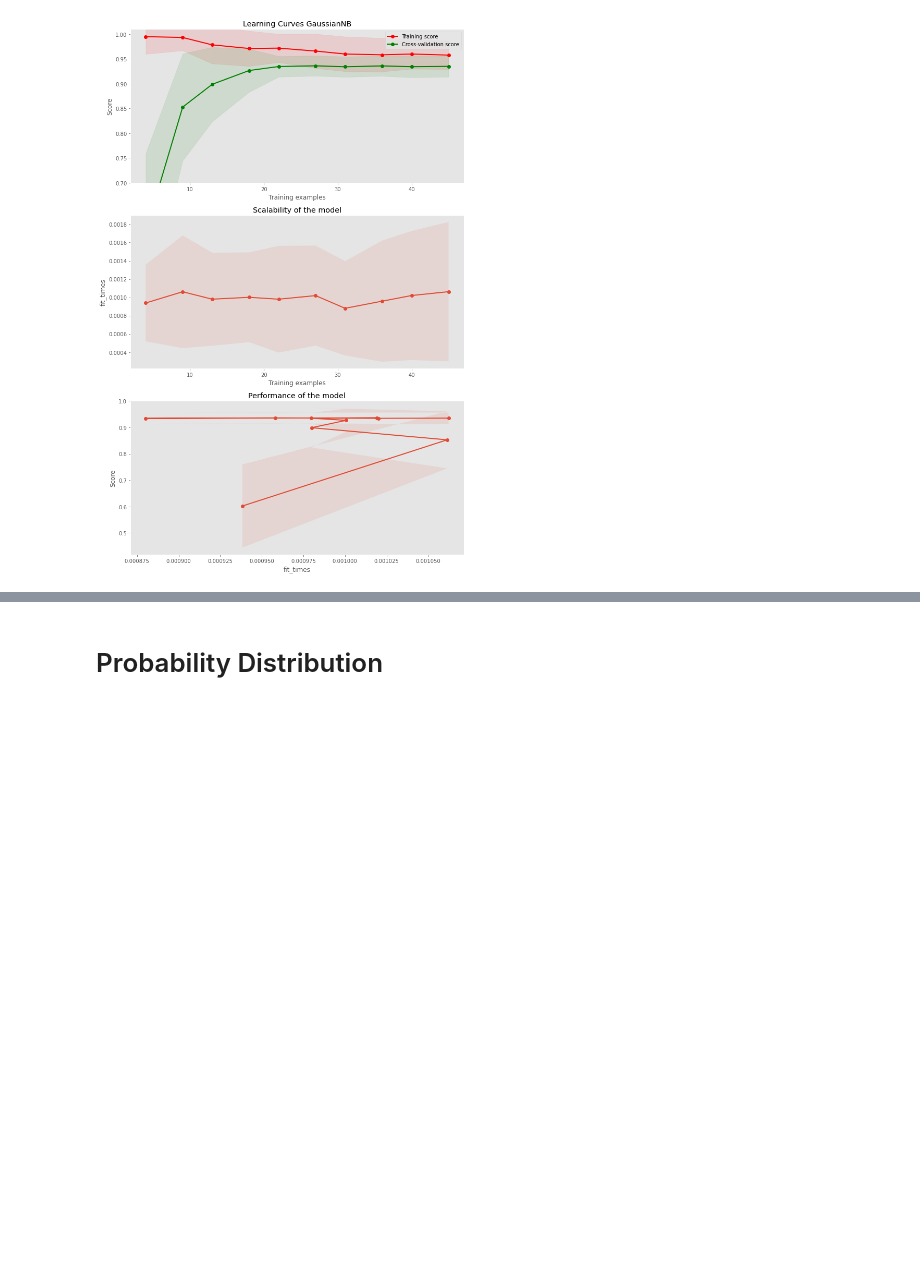
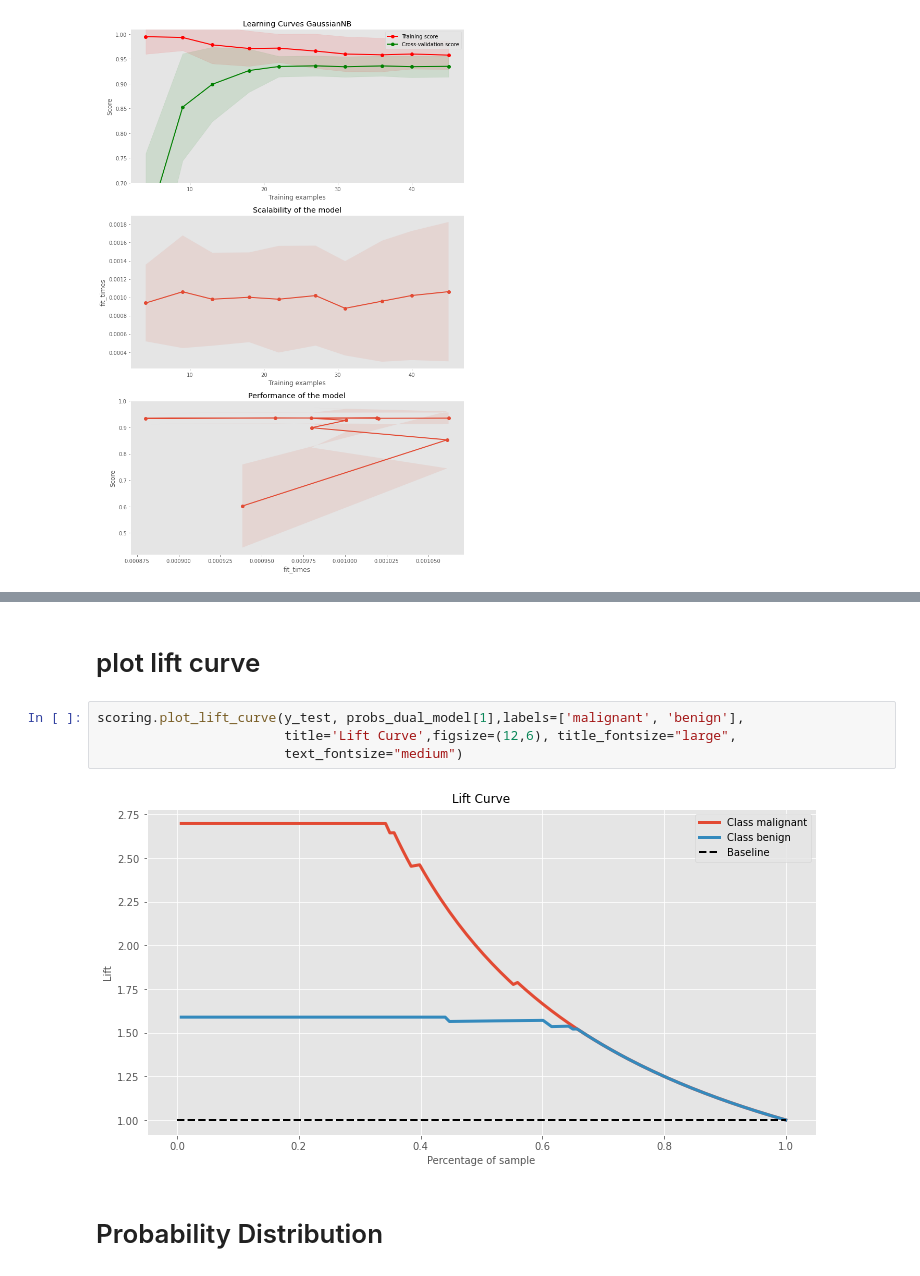
Before and after one commit to imanursar/Machine-Learning-Notes, a Jupyter notebook: Custom Function/Scoring Function.ipynb, the cells around one changed output, grey strips where cells are left out. Drawn from its saved outputs; the diff is of its cells as text; blank space fills up the shorter version.

```diff
--- a/Custom Function/Scoring Function.ipynb
+++ b/Custom Function/Scoring Function.ipynb
@@ -352,3 +382,11 @@ scoring.plot_learning_curve(cancer.data, cancer.target,"GaussianNB",nb,50,0.2)
+# %% [markdown]
+# plot lift curve
+# %%
+scoring.plot_lift_curve(y_test, probs_dual_model[1],labels=['malignant', 'benign'],
+                        title='Lift Curve',figsize=(12,6), title_fontsize="large",
+                        text_fontsize="medium")
+# %% [output]
+[figure, added]
 # %% [markdown]
 # Probability Distribution
 # %%
```
Also changed, not shown: parts of 9 cells of this notebook.
